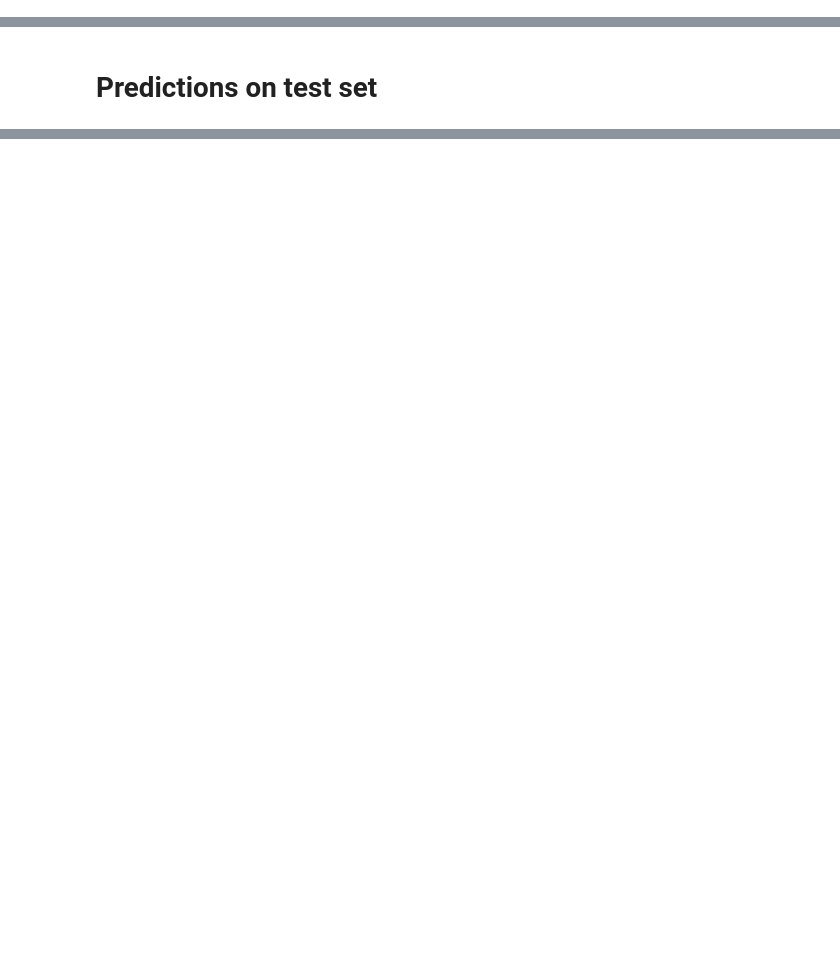
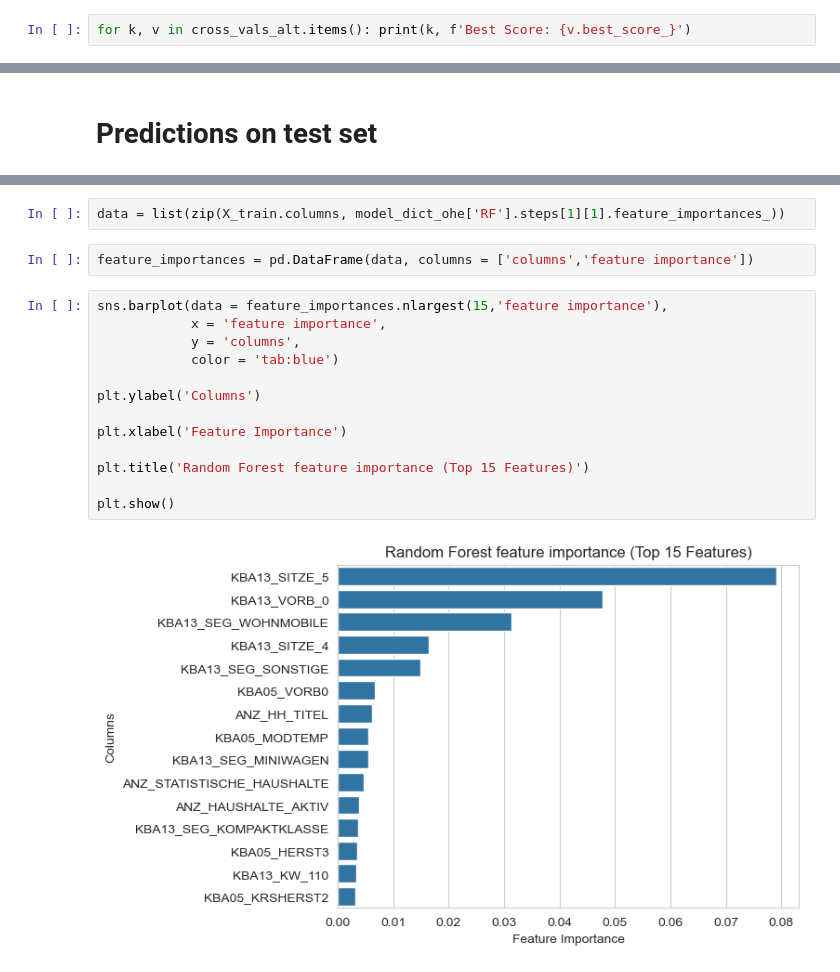
Before and after one commit to bglucca/ArvatoCustomerSegmentation, a Jupyter notebook: 05_mailout_predictions.ipynb, the cells around one changed output, grey strips where cells are left out. Drawn from its saved outputs; the diff is of its cells as text; blank space fills up the shorter version.

```diff
--- a/05_mailout_predictions.ipynb
+++ b/05_mailout_predictions.ipynb
@@ -613,0 +546,2 @@ Mean Scores: [0.66742041 0.65967165 0.64988634 0.64980304 0.64367121 0.6435303
+# %%
+for k, v in cross_vals_alt.items(): print(k, f'Best Score: {v.best_score_}')
@@ -733,0 +617,19 @@ plt.show()
+# %%
+data = list(zip(X_train.columns, model_dict_ohe['RF'].steps[1][1].feature_importances_))
+# %%
+feature_importances = pd.DataFrame(data, columns = ['columns','feature importance'])
+# %%
+sns.barplot(data = feature_importances.nlargest(15,'feature importance'),
+            x = 'feature importance',
+            y = 'columns',
+            color = 'tab:blue')
+
+plt.ylabel('Columns')
+
+plt.xlabel('Feature Importance')
+
+plt.title('Random Forest feature importance (Top 15 Features)')
+
+plt.show()
+# %% [output]
+[figure, added]
```
Also changed, not shown: parts of 52 cells of this notebook.
